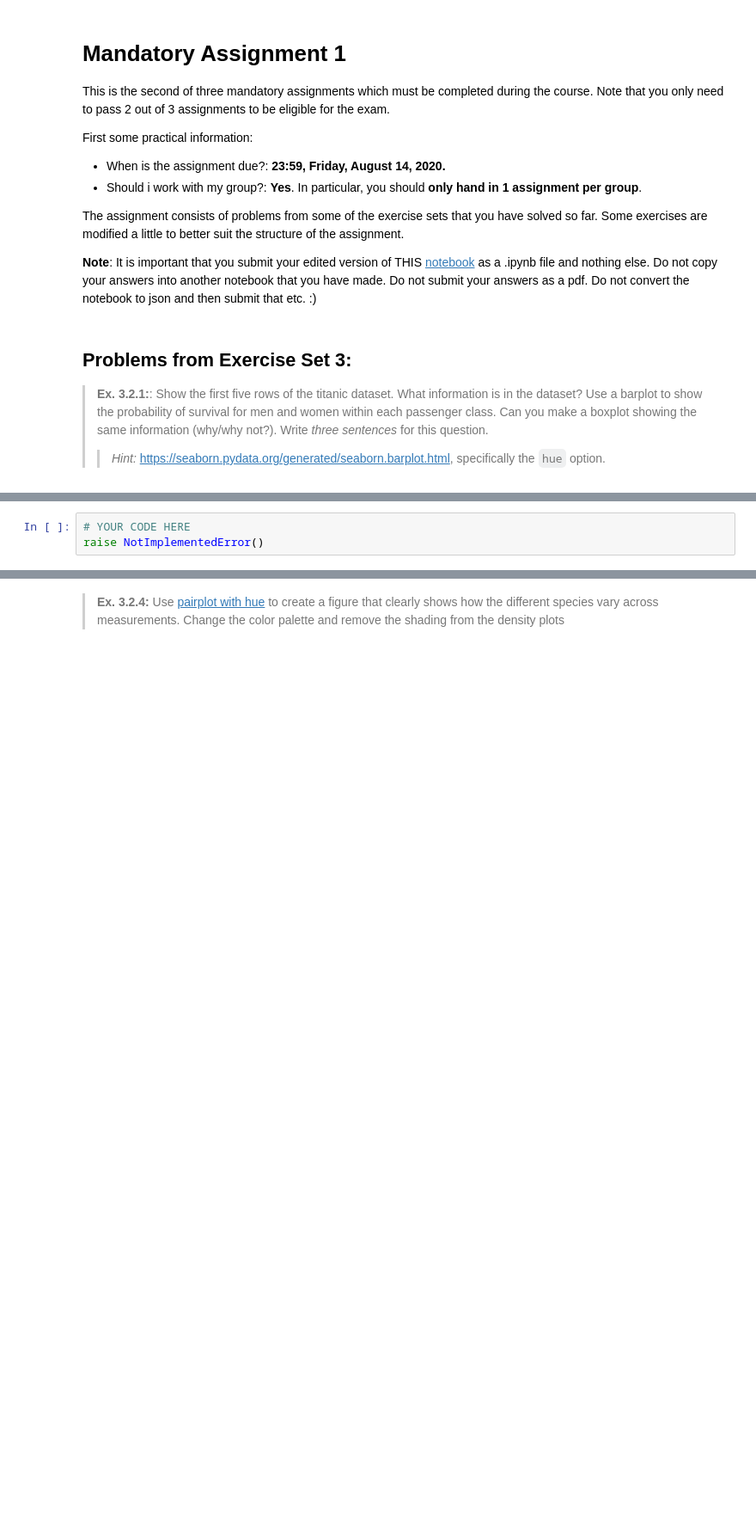
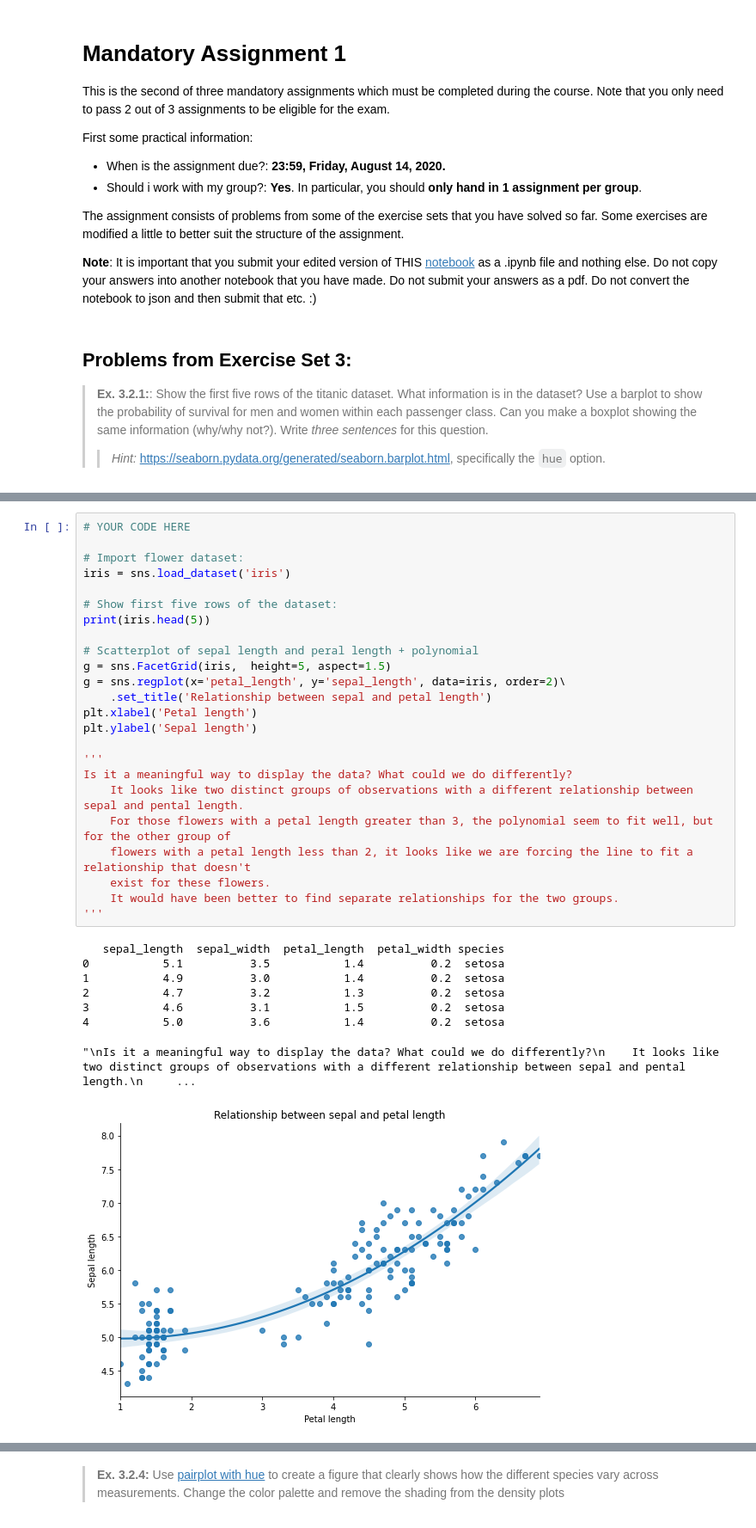
Before and after one commit to annalundsoe/SocialDataScience, a Jupyter notebook: assignment_1.ipynb, the cells around one changed output, grey strips where cells are left out. Shown: that part at 86% size. Cells and saved outputs as stored; diff of their text form; blank space fills up the shorter version.

```diff
--- a/assignment_1.ipynb
+++ b/assignment_1.ipynb
@@ -29,9 +73,39 @@ raise NotImplementedError()
 > <img src="iris_pic.png" alt="Drawing" style="width: 200px;"/>
 >
 >> _Hint:_ use the `.regplot` method from seaborn.
-# %%
-# YOUR CODE HERE
-raise NotImplementedError()
+# %%
+# YOUR CODE HERE
+
+# Import flower dataset:
+iris = sns.load_dataset('iris')
+
+# Show first five rows of the dataset:
+print(iris.head(5))
+
+# Scatterplot of sepal length and peral length + polynomial
+g = sns.FacetGrid(iris,  height=5, aspect=1.5)
+g = sns.regplot(x='petal_length', y='sepal_length', data=iris, order=2)\
+    .set_title('Relationship between sepal and petal length')
+plt.xlabel('Petal length')
+plt.ylabel('Sepal length')
+
+'''
+Is it a meaningful way to display the data? What could we do differently?
+    It looks like two distinct groups of observations with a different relationship between sepal and pental length.
+    For those flowers with a petal length greater than 3, the polynomial seem to fit well, but for the other group of
+    flowers with a petal length less than 2, it looks like we are forcing the line to fit a relationship that doesn't
+    exist for these flowers.
+    It would have been better to find separate relationships for the two groups.
+'''
+# %% [output]
+   sepal_length  sepal_width  petal_length  petal_width species
+0           5.1          3.5           1.4          0.2  setosa
+1           4.9          3.0           1.4          0.2  setosa
+2           4.7          3.2           1.3          0.2  setosa
+3           4.6          3.1           1.5          0.2  setosa
+4           5.0          3.6           1.4          0.2  setosa
+"\nIs it a meaningful way to display the data? What could we do differently?\n    It looks like two distinct groups of observations with a different relationship between sepal and pental length.\n     ...
+[figure, added]
 # %% [markdown]
 > **Ex. 3.2.3:** Combine the two of the figures you created above into a two-panel figure similar to the one shown here:
 > <img src="Example.png" alt="Drawing" style="width: 600px;"/>
```
Also changed, not shown: parts of 6 cells of this notebook, 3 other files.
